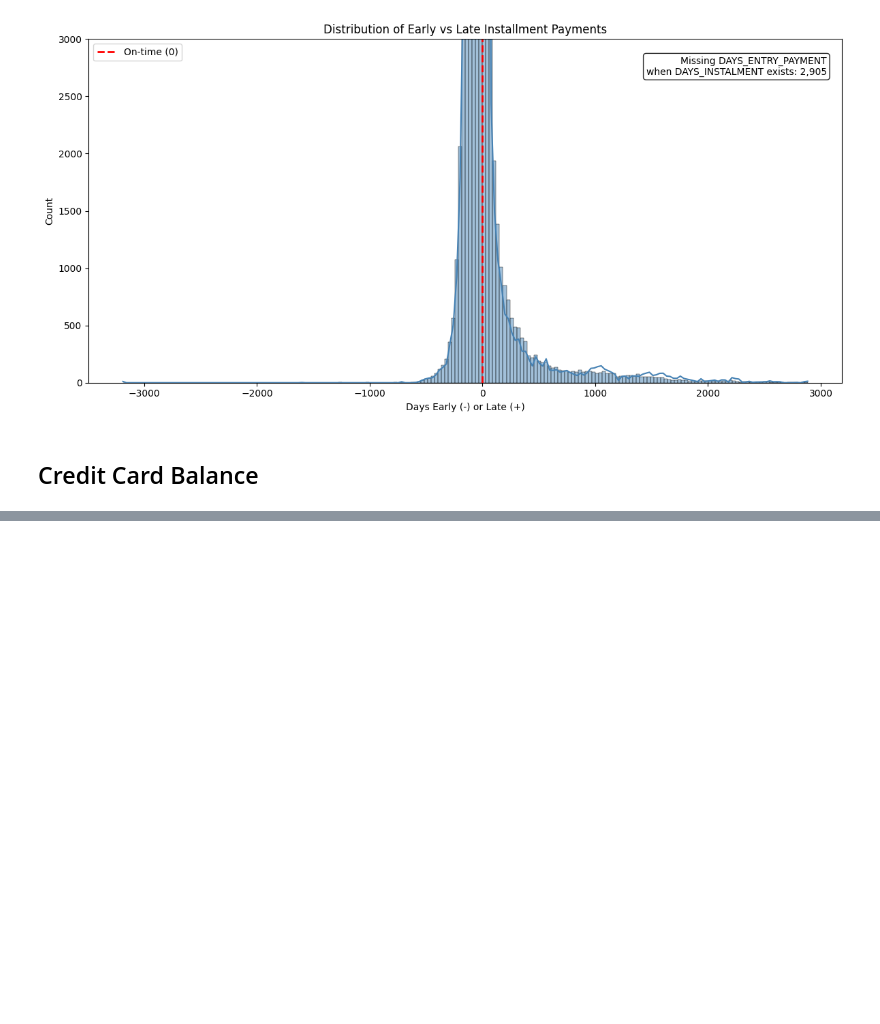
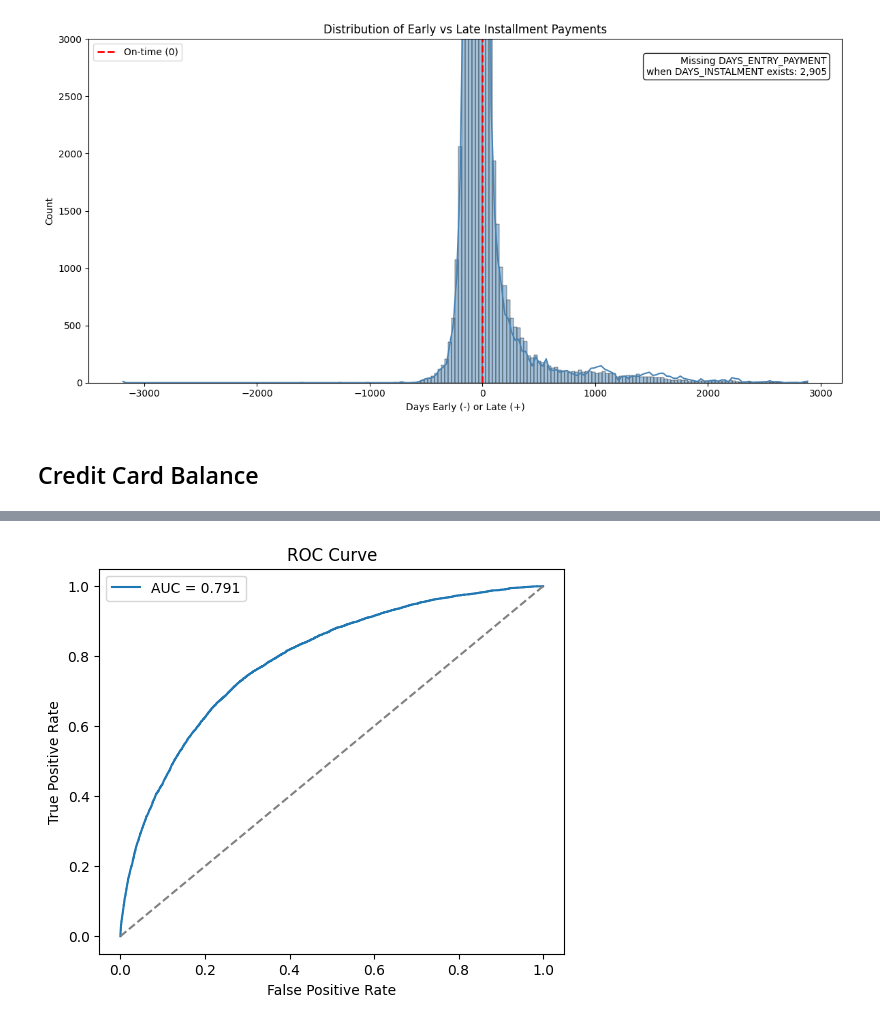
Before and after one commit to LeoL18/Home-Credit-Default-Prediction, a Jupyter notebook: credit-loan-default.ipynb, the cells around one changed output, grey strips where cells are left out. Saved outputs shown, nothing was run; the diff lists cells and outputs as text; code cells hidden in the pictures; blank space fills up the shorter version.

```diff
--- a/credit-loan-default.ipynb
+++ b/credit-loan-default.ipynb
@@ -780,0 +830,17 @@ XGBClassifier(base_score=None, booster=None, callbacks=None,
+# %%
+y_pred = model.predict(X_valid)
+y_prob = model.predict_proba(X_valid)[:,1]
+# %%
+fpr, tpr, _ = roc_curve(y_valid, y_prob)
+roc_auc = roc_auc_score(y_valid, y_prob)
+
+plt.figure(figsize=(6,5))
+plt.plot(fpr, tpr, label=f"AUC = {roc_auc:.3f}")
+plt.plot([0,1],[0,1],'--', color='gray')
+plt.xlabel("False Positive Rate")
+plt.ylabel("True Positive Rate")
+plt.title("ROC Curve")
+plt.legend()
+plt.show()
+# %% [output]
+[figure, added]
```
Also changed, not shown: parts of 23 cells of this notebook, 1 other file.
